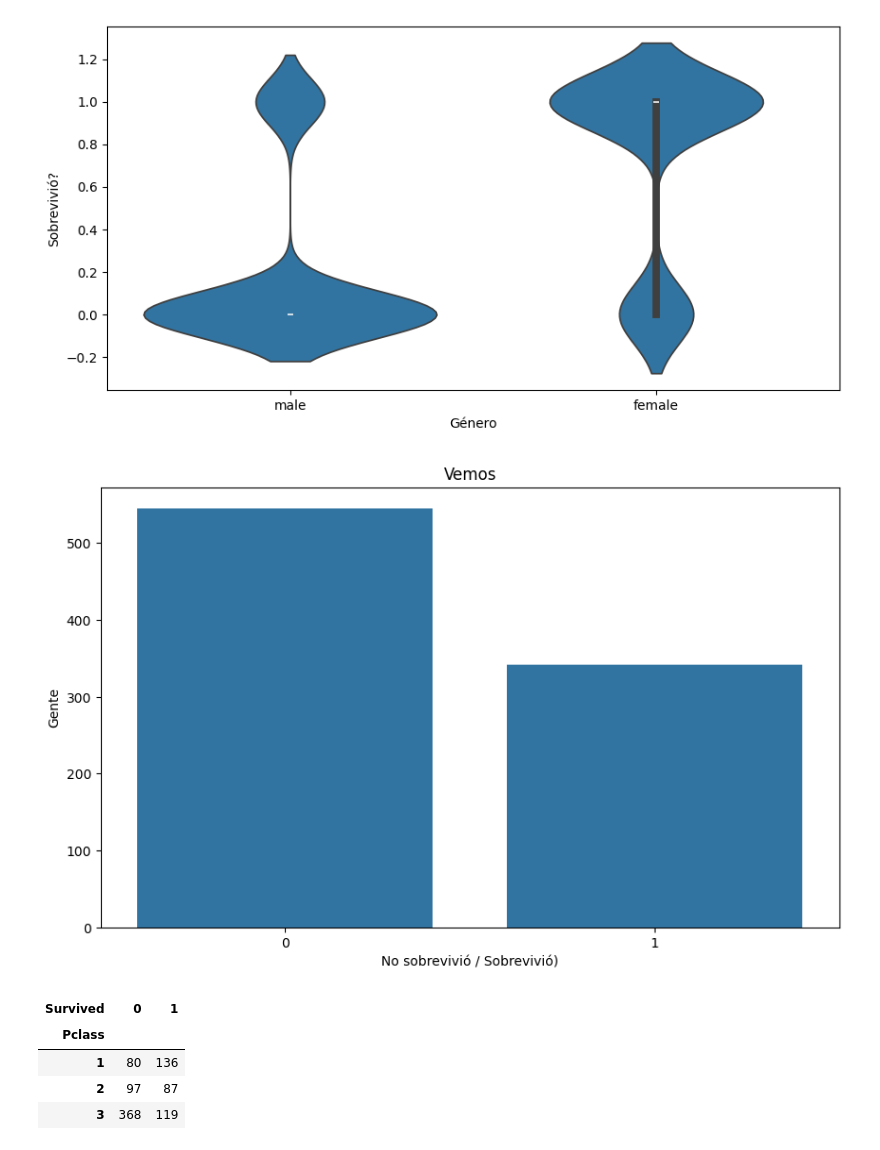
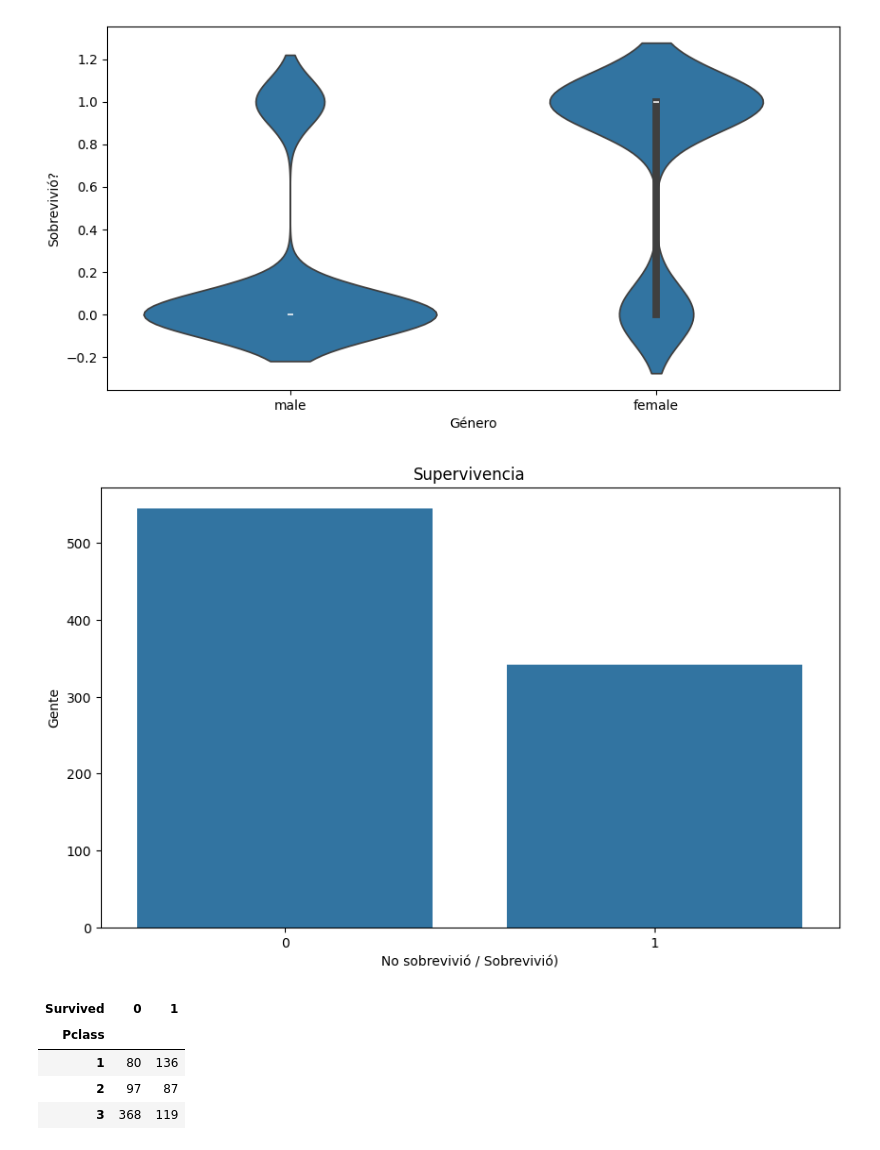
Before and after one commit to Javier-16/Titanic-datos, a Jupyter notebook: Titanic.ipynb, the cells around one changed output. Drawn from its saved outputs; the diff is of its cells as text; code cells hidden in the pictures.

```diff
--- a/Titanic.ipynb
+++ b/Titanic.ipynb
@@ -74,12 +74,12 @@ plt.show()
 # %%
 plt.figure(figsize=(10, 6))
 sns.countplot(x='Survived', data=df)
-plt.title('Vemos')
+plt.title('Supervivencia')
 plt.xlabel('No sobrevivió / Sobrevivió)')
 plt.ylabel('Gente')
 plt.show()
 # %% [output]
-[figure, old version]
+[figure, new version]
 # %%
 table = pd.crosstab(df['Pclass'], df['Survived'])
 table.head()
```
Also changed, not shown: parts of 19 cells of this notebook.
